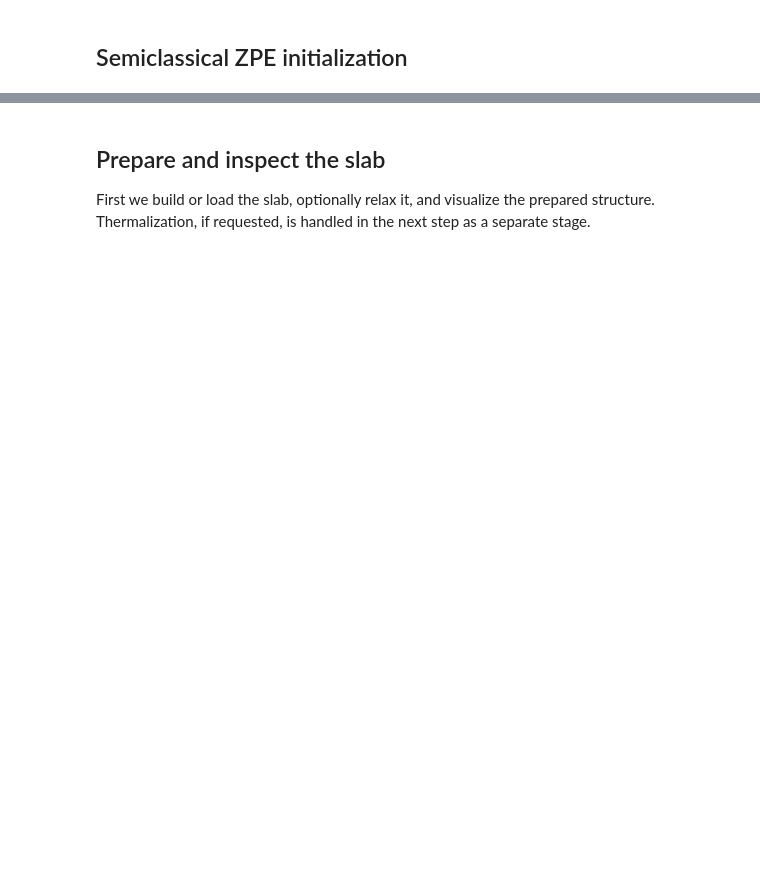
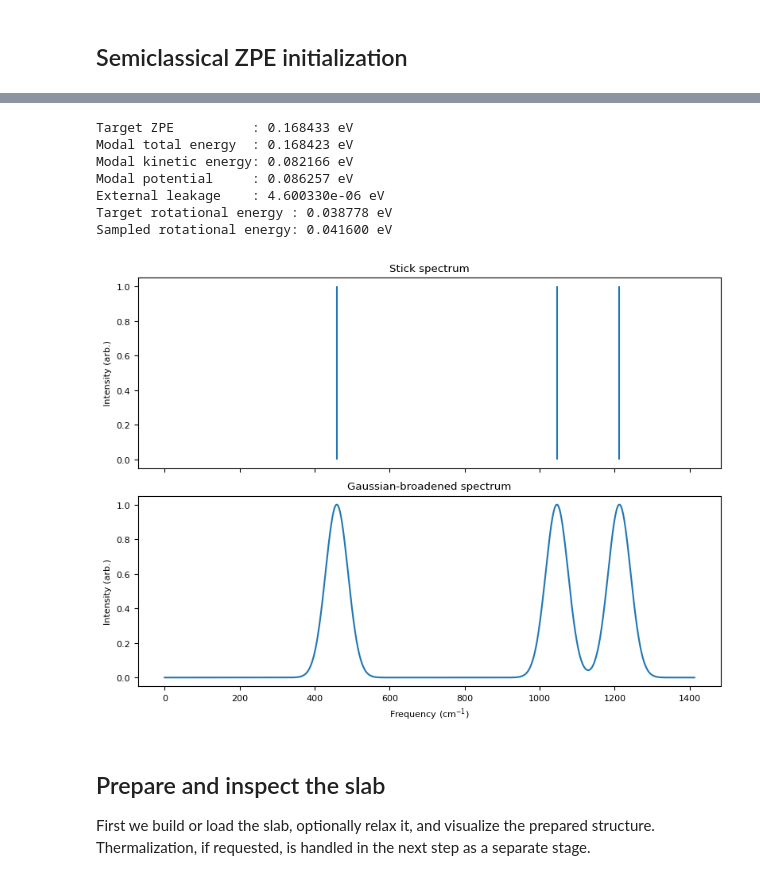
Before and after one commit to SamDFr/Introduction_to_MACE_MD, a Jupyter notebook: notebooks/02_mace_molecule_surface_zpe.ipynb, the cells around one changed output, grey strips where cells are left out. Cells and saved outputs as stored; diff of their text form; code cells hidden in the pictures; blank space fills up the shorter version.

Commit message:
Add molecule energetics and vibrational mode tracking notebook analysis

```diff
--- a/notebooks/02_mace_molecule_surface_zpe.ipynb
+++ b/notebooks/02_mace_molecule_surface_zpe.ipynb
@@ -757,7 +994,7 @@ for model_path in list_local_models():
 MODEL_PATH = MODELS_DIR / "mace-mh-1.model"   # Local MACE checkpoint to load.
 MODEL_HEAD = "oc20_usemppbe"                  # Surface/adsorbate head for the foundation model.
 DEVICE = "cpu"                                 # 'cpu' or 'cuda'.
-DEFAULT_DTYPE = "float64"                      # float64 is slower but safer for optimization.
+DEFAULT_DTYPE = "float32"                      # float64 is slower but safer for optimization.
 USE_DISPERSION = True                          # Use D3 dispersion through torch-dftd if available.
 
 for key, description in FOUNDATION_HEADS.items():
@@ -767,10 +1014,12 @@ calc = create_mace_calculator(MODEL_PATH, head=MODEL_HEAD, device=DEVICE, defaul
 # %% [markdown]
 ## Semiclassical ZPE initialization
 # %%
-MOLECULE_SOURCE = "CO2"                                 # ASE molecule name, or a file path if MOLECULE_FROM_FILE=True.
+MOLECULE_SOURCE = "SO2"                                 # ASE molecule name, or a file path if MOLECULE_FROM_FILE=True.
 MOLECULE_FROM_FILE = False                             # Read the molecule from a file instead of ASE's molecule builder.
 ZPE_SEED = 42                                          # Random seed for the semiclassical ZPE initialization.
 V_QUANTUM = None                                       # Vibrational quantum numbers, or None for the ground state. CO2 has 4 vibrational modes.
+ROTATIONAL_TEMPERATURE_K = 300                        # Optional classical rotational temperature added on top of the ZPE state.
+ROTATIONAL_SEED = 31415                                # Random seed used when ROTATIONAL_TEMPERATURE_K is enabled.
 MOLECULE_OPT_FMAX = 0.005                              # Force convergence threshold for molecule optimization (eV/A).
 MOLECULE_OPT_MAX_STEPS = 200                           # Maximum number of optimization steps for the molecule.
 WRITE_OPTIMIZED_MOLECULE = True                        # Save the optimized molecule before ZPE displacement.
@@ -787,6 +1036,8 @@ molecule_atoms, zpe_result = initialize_molecule_zpe(
     fmax=MOLECULE_OPT_FMAX,
     optimize_max_steps=MOLECULE_OPT_MAX_STEPS,
     optimized_geometry_path=OPTIMIZED_MOLECULE_PATH if WRITE_OPTIMIZED_MOLECULE else None,
+    rotational_temperature_K=ROTATIONAL_TEMPERATURE_K,
+    rotational_seed=ROTATIONAL_SEED,
 )
 
 optimized_molecule = zpe_result["optimized_atoms"]
@@ -795,6 +1046,13 @@ print(f"Initial geometry linear : {zpe_result['initial_linear']}")
 print(f"Optimized geometry linear: {zpe_result['optimized_linear']}")
 print(f"Effective linear treatment: {zpe_result['effective_linear']}")
 print(f"Vibrational modes used   : {zpe_result['n_vib']}")
+rot_report = zpe_result["rotational_report"]
+if rot_report["applied"]:
+    print(f"Rotational temperature  : {rot_report['temperature_K']:.2f} K")
+    print(f"Rotational DOF sampled  : {rot_report['rotational_dof']}")
+    print(f"Sampled rotational energy: {rot_report['sampled_energy_eV']:.6f} eV")
+else:
+    print("Rotational temperature  : disabled")
 if SHOW_OPTIMIZED_MOLECULE:
     show_atoms(optimized_molecule, label="optimized_molecule")
 if SHOW_ZPE_INITIALIZED_MOLECULE:
@@ -807,31 +1085,44 @@ for index, frequency in enumerate(vib_freqs, start=1):
 # %%
 positive_freqs = vib_freqs[vib_freqs > 0]
 if len(positive_freqs) == 0:
     print("No positive vibrational frequencies found after removing translational/rotational modes.")
     print("The molecule may not be properly optimized, or the model may give unstable modes for this geometry.")
 else:
     x = np.linspace(0.0, positive_freqs.max() + 200.0, 3000)
     sigma = 30.0
     y = np.zeros_like(x)
     for nu in positive_freqs:
         y += np.exp(-0.5 * ((x - nu) / sigma) ** 2)
 
     fig, axes = plt.subplots(2, 1, figsize=(8, 6), sharex=True)
     axes[0].vlines(positive_freqs, 0, 1)
     axes[0].set_ylabel("Intensity (arb.)")
     axes[0].set_title("Stick spectrum")
     axes[1].plot(x, y)
     axes[1].set_xlabel("Frequency (cm$^{-1}$)")
     axes[1].set_ylabel("Intensity (arb.)")
     axes[1].set_title("Gaussian-broadened spectrum")
     fig.tight_layout()
 
 mode_report = zpe_result["zpe_report"]
+rot_report = zpe_result["rotational_report"]
 print(f"Target ZPE          : {mode_report['target_total_eV']:.6f} eV")
 print(f"Modal total energy  : {mode_report['modal_total_eV']:.6f} eV")
 print(f"Modal kinetic energy: {mode_report['modal_kinetic_eV']:.6f} eV")
 print(f"Modal potential     : {mode_report['modal_potential_eV']:.6f} eV")
 print(f"External leakage    : {mode_report['external_leak_eV']:.6e} eV")
+if rot_report["applied"]:
+    print(f"Target rotational energy : {rot_report['target_energy_eV']:.6f} eV")
+    print(f"Sampled rotational energy: {rot_report['sampled_energy_eV']:.6f} eV")
+# %% [output]
+Target ZPE          : 0.168433 eV
+Modal total energy  : 0.168423 eV
+Modal kinetic energy: 0.082166 eV
+Modal potential     : 0.086257 eV
+External leakage    : 4.600330e-06 eV
+Target rotational energy : 0.038778 eV
+Sampled rotational energy: 0.041600 eV
+[figure, added]
 # %% [markdown]
 ## Prepare and inspect the slab
 
```
Also changed, not shown: parts of 10 cells of this notebook.
